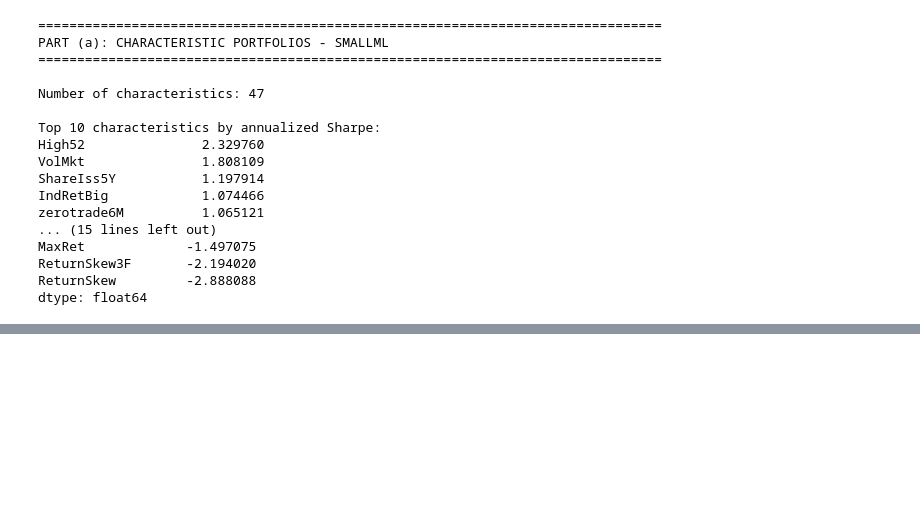
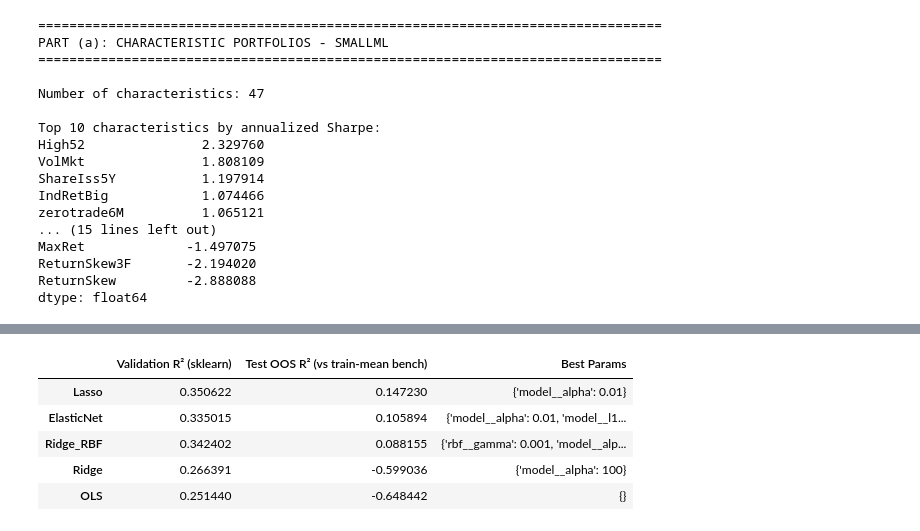
Before and after one commit to OlegGlo/ML-for-finance-HW, a Jupyter notebook: PSet2/HW2.ipynb, the cells around one changed output, grey strips where cells are left out. Saved outputs shown, nothing was run; the diff lists cells and outputs as text; code cells hidden in the pictures; blank space fills up the shorter version.

```diff
--- a/HW2.ipynb
+++ b/PSet2/HW2.ipynb
@@ -2174,0 +1092,83 @@ Average Sharpe Ratios:
+# %%
+# ============================================================================
+# SMALLML: Part (b) + Part (c) with required split (20y train / 12y tune / remainder OOS)
+# Uses the same tuning/refit/evaluation protocol as LARGE.
+# ============================================================================
+
+# Ensure proper data types
+smallml["ret"] = pd.to_numeric(smallml["ret"], errors="coerce")
+if not pd.api.types.is_datetime64_any_dtype(smallml["yyyymm"]):
+    smallml["yyyymm"] = pd.to_datetime(smallml["yyyymm"], format="%Y%m")
+
+# Characteristics (training-only missingness filter)
+exclude_cols = ["permno", "yyyymm", "ret"]
+all_characteristics_small = [c for c in smallml.columns if c not in exclude_cols]
+
+train_data_small = smallml.loc[train_mask_small]
+train_missing_small = {col: (train_data_small[col].isna().sum() / len(train_data_small)) * 100 for col in all_characteristics_small}
+
+MISSINGNESS_THRESHOLD = 95
+characteristic_cols_small = [col for col, pct in train_missing_small.items() if pct <= MISSINGNESS_THRESHOLD]
+
+print(f"SMALLML characteristics retained: {len(characteristic_cols_small)} / {len(all_characteristics_small)}")
+
+# Split X/y
+X_tr_s = smallml.loc[train_mask_small, characteristic_cols_small]
+y_tr_s = smallml.loc[train_mask_small, "ret"]
+
+X_va_s = smallml.loc[validation_mask_small, characteristic_cols_small]
+y_va_s = smallml.loc[validation_mask_small, "ret"]
+
+X_te_s = smallml.loc[test_mask_small, characteristic_cols_small]
+y_te_s = smallml.loc[test_mask_small, "ret"]
+
+# Drop missing returns
+tr_ok = y_tr_s.notna()
+va_ok = y_va_s.notna()
+te_ok = y_te_s.notna()
+
+X_tr_s = X_tr_s.loc[tr_ok]; y_tr_s = y_tr_s.loc[tr_ok]
+X_va_s = X_va_s.loc[va_ok]; y_va_s = y_va_s.loc[va_ok]
+X_te_s = X_te_s.loc[te_ok]; y_te_s = y_te_s.loc[te_ok]
+
+# Reuse same model suite as LARGE (you can shrink grids if runtime is heavy)
+ml_results_small = {}
+
+def run_model_small(name, base_pipe, param_grid=None):
+    tuned_model, best_params, val_r2 = tune_on_validation(base_pipe, param_grid or {}, X_tr_s, y_tr_s, X_va_s, y_va_s, score_fn=r2_score)
+    final_model, pred_test, test_oos_r2 = refit_and_test(base_pipe, best_params, X_tr_s, y_tr_s, X_va_s, y_va_s, X_te_s, y_te_s, bench_mean_train=True)
+    ml_results_small[name] = {
+        "best_params": best_params,
+        "val_r2": val_r2,
+        "test_oos_r2": test_oos_r2,
+        "model": final_model,
+        "pred_test": pd.Series(pred_test, index=X_te_s.index, name=name),
+    }
+
+# Pipelines
+ols_pipe = Pipeline([("imputer", SimpleImputer(strategy="median")), ("scaler", StandardScaler()), ("model", LinearRegression())])
+ridge_pipe = Pipeline([("imputer", SimpleImputer(strategy="median")), ("scaler", StandardScaler()), ("model", Ridge())])
+lasso_pipe = Pipeline([("imputer", SimpleImputer(strategy="median")), ("scaler", StandardScaler()), ("model", Lasso(max_iter=20000))])
+elastic_pipe = Pipeline([("imputer", SimpleImputer(strategy="median")), ("scaler", StandardScaler()), ("model", ElasticNet(max_iter=20000))])
+
+rbf_n = 200
+ridge_rbf_pipe = Pipeline([("imputer", SimpleImputer(strategy="median")), ("scaler", StandardScaler()), ("rbf", RBFSampler(n_components=rbf_n, random_state=0)), ("model", Ridge())])
+
+# Fit / tune
+run_model_small("OLS", ols_pipe, {})
+run_model_small("Ridge", ridge_pipe, {"model__alpha":[1e-4,1e-3,1e-2,1e-1,1,10,100]})
+run_model_small("Lasso", lasso_pipe, {"model__alpha":[1e-5,1e-4,1e-3,1e-2]})
+run_model_small("ElasticNet", elastic_pipe, {"model__alpha":[1e-5,1e-4,1e-3,1e-2], "model__l1_ratio":[0.2,0.5,0.8]})
+run_model_small("Ridge_RBF", ridge_rbf_pipe, {"rbf__gamma":[1e-3,1e-2,1e-1], "model__alpha":[1e-2,1e-1,1,10,100]})
+
+small_b_table = (
+    pd.DataFrame({
+        "Validation R² (sklearn)": {k: v["val_r2"] for k, v in ml_results_small.items()},
+        "Test OOS R² (vs train-mean bench)": {k: v["test_oos_r2"] for k, v in ml_results_small.items()},
+        "Best Params": {k: v["best_params"] for k, v in ml_results_small.items()},
+    })
+    .sort_values("Test OOS R² (vs train-mean bench)", ascending=False)
+)
+
+small_b_table
+# %% [output]
@@ -2174,0 +1176,6 @@ Average Sharpe Ratios:
+|  | Validation R² (sklearn) | Test OOS R² (vs train-mean bench) | Best Params |
+| Lasso | 0.350622 | 0.147230 | {'model__alpha': 0.01} |
+| ElasticNet | 0.335015 | 0.105894 | {'model__alpha': 0.01, 'model__l1... |
+| Ridge_RBF | 0.342402 | 0.088155 | {'rbf__gamma': 0.001, 'model__alp... |
+| Ridge | 0.266391 | -0.599036 | {'model__alpha': 100} |
+| OLS | 0.251440 | -0.648442 | {} |
```
Also changed, not shown: parts of 40 cells of this notebook, 8 other files.
